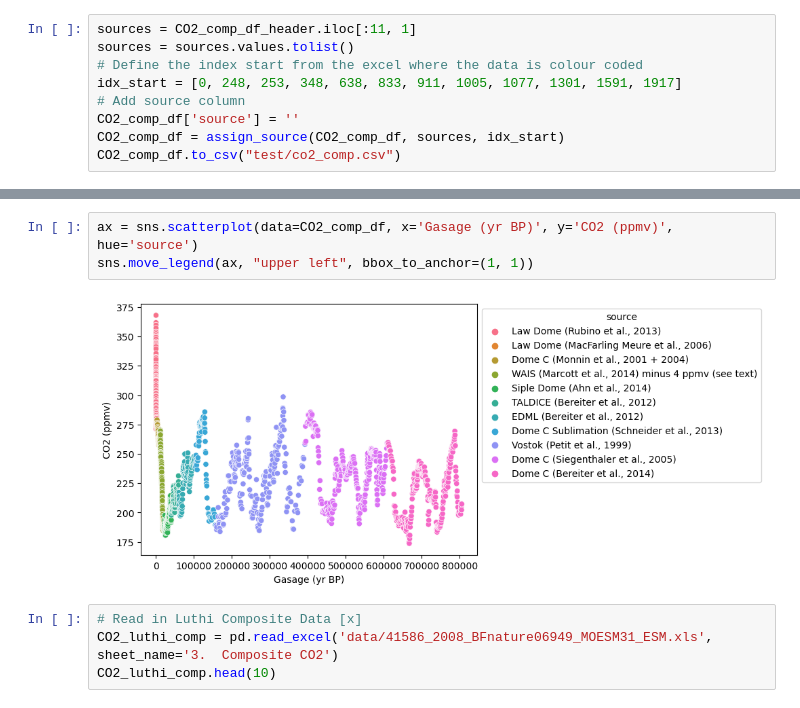
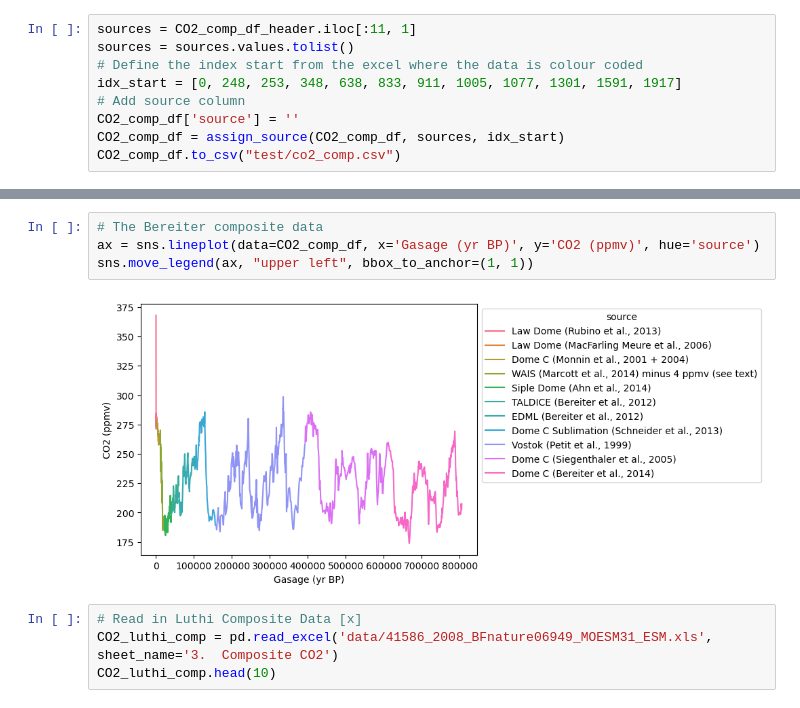
Before and after one commit to Eilis9/PfDA_Project2, a Jupyter notebook: analysis.ipynb, the cells around one changed output, grey strips where cells are left out. Saved outputs shown, nothing was run; the diff lists cells and outputs as text.

```diff
--- a/analysis.ipynb
+++ b/analysis.ipynb
@@ -58,8 +68,9 @@ plt.show()
 # %%
-ax = sns.scatterplot(data=CO2_comp_df, x='Gasage (yr BP)', y='CO2 (ppmv)', hue='source')
+# The Bereiter composite data
+ax = sns.lineplot(data=CO2_comp_df, x='Gasage (yr BP)', y='CO2 (ppmv)', hue='source')
 sns.move_legend(ax, "upper left", bbox_to_anchor=(1, 1))
 # %% [output]
-[figure, old version]
+[figure, new version]
 # %%
 # Read in Luthi Composite Data [x]
 CO2_luthi_comp = pd.read_excel('data/41586_2008_BFnature06949_MOESM31_ESM.xls', sheet_name='3.  Composite CO2')
```
Also changed, not shown: parts of 15 cells of this notebook, 9 other files.
